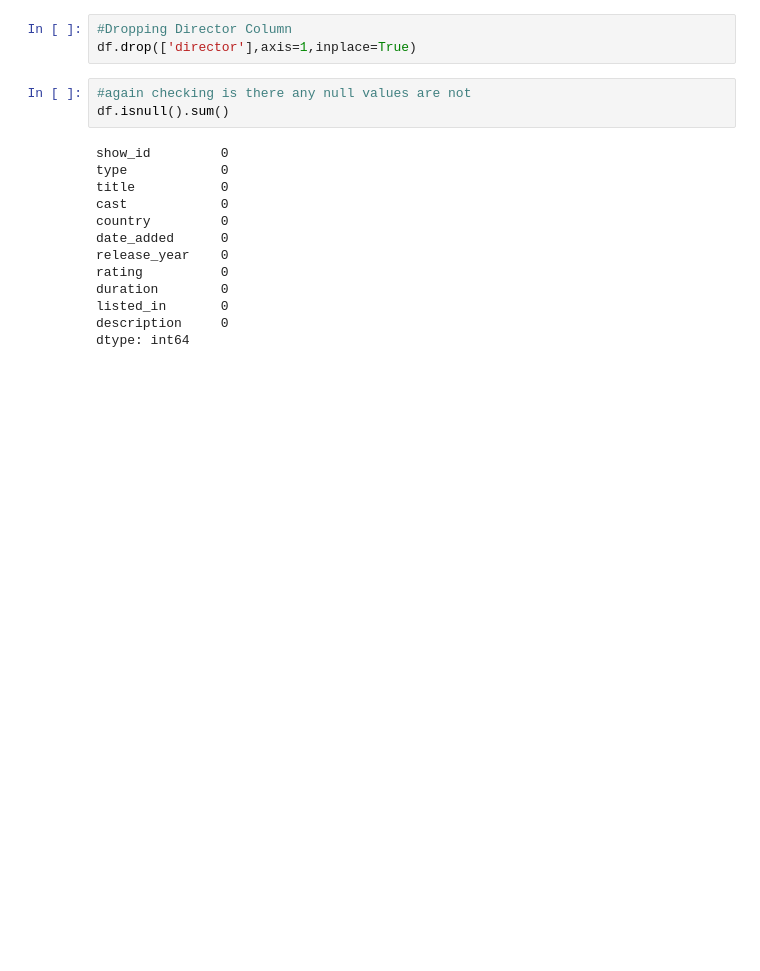
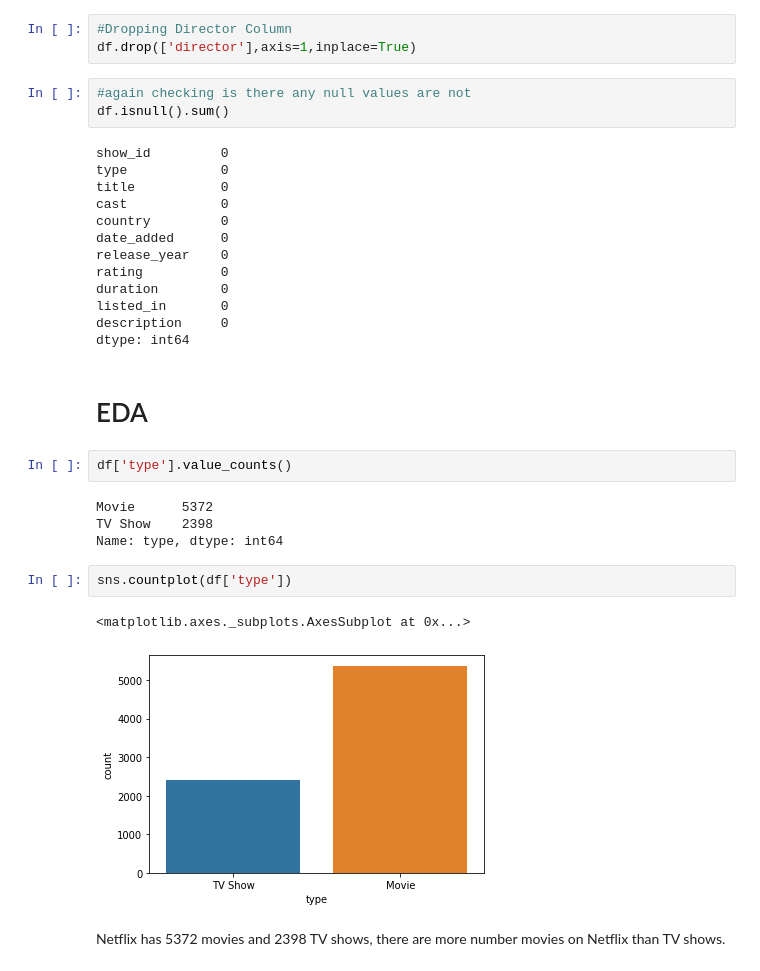
Before and after one commit to apoorvaKR12695/Netflix-Movies-and-TV-Shows-Clustering, a Jupyter notebook: NETFLIX_MOVIES_AND_TV_SHOWS_CLUSTERING.ipynb, the cells around one changed output. Drawn from its saved outputs; the diff is of its cells as text; blank space fills up the shorter version.

```diff
--- a/NETFLIX_MOVIES_AND_TV_SHOWS_CLUSTERING.ipynb
+++ b/NETFLIX_MOVIES_AND_TV_SHOWS_CLUSTERING.ipynb
@@ -184,3 +184,19 @@ duration        0
 listed_in       0
 description     0
 dtype: int64
+# %% [markdown]
+# EDA
+# %%
+df['type'].value_counts()
+# %% [output]
+Movie      5372
+TV Show    2398
+Name: type, dtype: int64
+# %%
+sns.countplot(df['type'])
+# %% [output]
+<matplotlib.axes._subplots.AxesSubplot at 0x...>
+[figure, added]
+# %% [markdown]
+Netflix has 5372 movies and 2398 TV shows,
+there are more   number movies on Netflix than TV shows.
```
Also changed, not shown: parts of 21 cells of this notebook.
